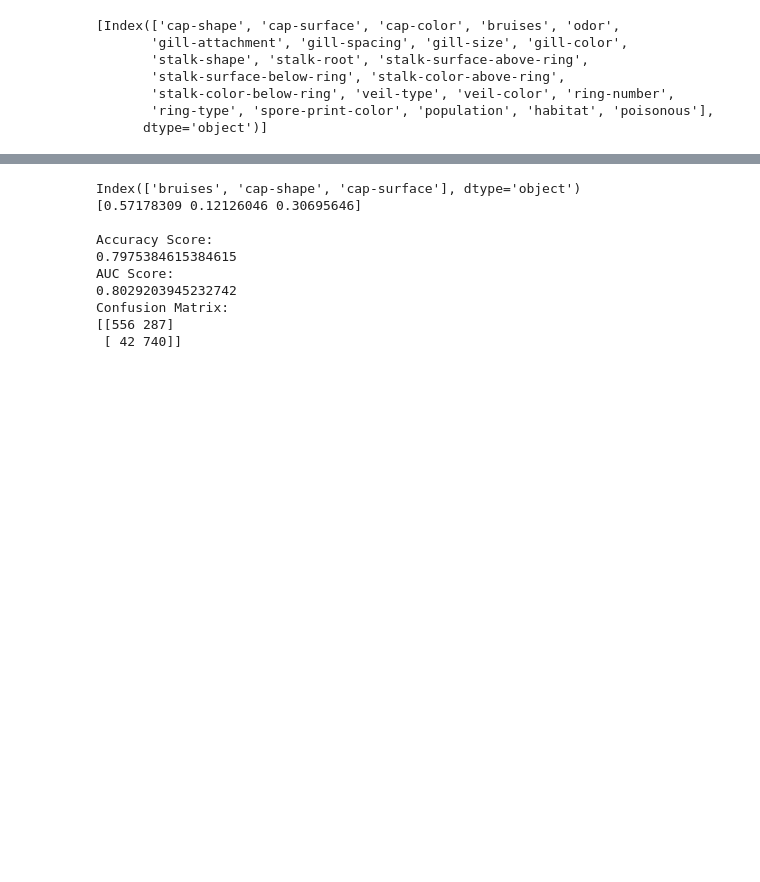
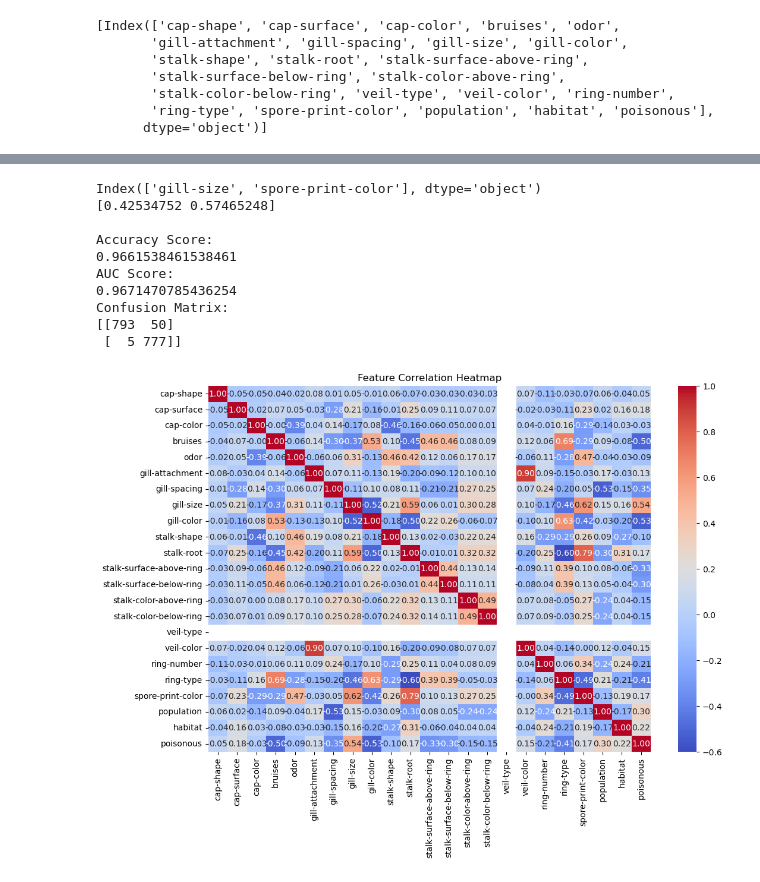
Before and after one commit to BennDiagram/510-Mushrooms, a Jupyter notebook: MUSHROOMS.ipynb, the cells around one changed output, grey strips where cells are left out. Cells and saved outputs as stored; diff of their text form; code cells hidden in the pictures; blank space fills up the shorter version.

```diff
--- a/MUSHROOMS.ipynb
+++ b/MUSHROOMS.ipynb
@@ -114,12 +161,13 @@ from sklearn.neighbors import KNeighborsClassifier
 from sklearn.ensemble import RandomForestClassifier
 from sklearn.linear_model import LogisticRegression
 from sklearn.tree import DecisionTreeClassifier
+from sklearn import metrics
 from sklearn.metrics import accuracy_score, classification_report, confusion_matrix
 
-X = df[['bruises', 'cap-shape','cap-surface']]
+X = df[['gill-size','spore-print-color']]
 y = df['poisonous']
 
-X_train, X_test, y_train, y_test = train_test_split(X, y, test_size=0.2, random_state=42)
+X_train, X_test, y_train, y_test = train_test_split(X, y, test_size=0.20, random_state=42)
 
 # instantiate model
 model = RandomForestClassifier(random_state=1, max_depth=10)
@@ -145,13 +193,24 @@ print(metrics.roc_auc_score(y_test, y_pred))
 print("Confusion Matrix:")
 print(metrics.confusion_matrix(y_test, y_pred))
 # %% [output]
-Index(['bruises', 'cap-shape', 'cap-surface'], dtype='object')
-[0.57178309 0.12126046 0.30695646]
+Index(['gill-size', 'spore-print-color'], dtype='object')
+[0.42534752 0.57465248]
 
 Accuracy Score:
-0.7975384615384615
+0.9661538461538461
 AUC Score:
-0.8029203945232742
+0.9671470785436254
 Confusion Matrix:
-[[556 287]
- [ 42 740]]
+[[793  50]
+ [  5 777]]
+# %%
+import seaborn as sns
+correlation_matrix = df.corr()
+
+# Create a heatmap to visualize correlations
+plt.figure(figsize=(12, 8))
+sns.heatmap(correlation_matrix, annot=True, cmap='coolwarm', fmt=".2f")
+plt.title("Feature Correlation Heatmap")
+plt.show()
+# %% [output]
+[figure, added]
```
Also changed, not shown: parts of 6 cells of this notebook.
